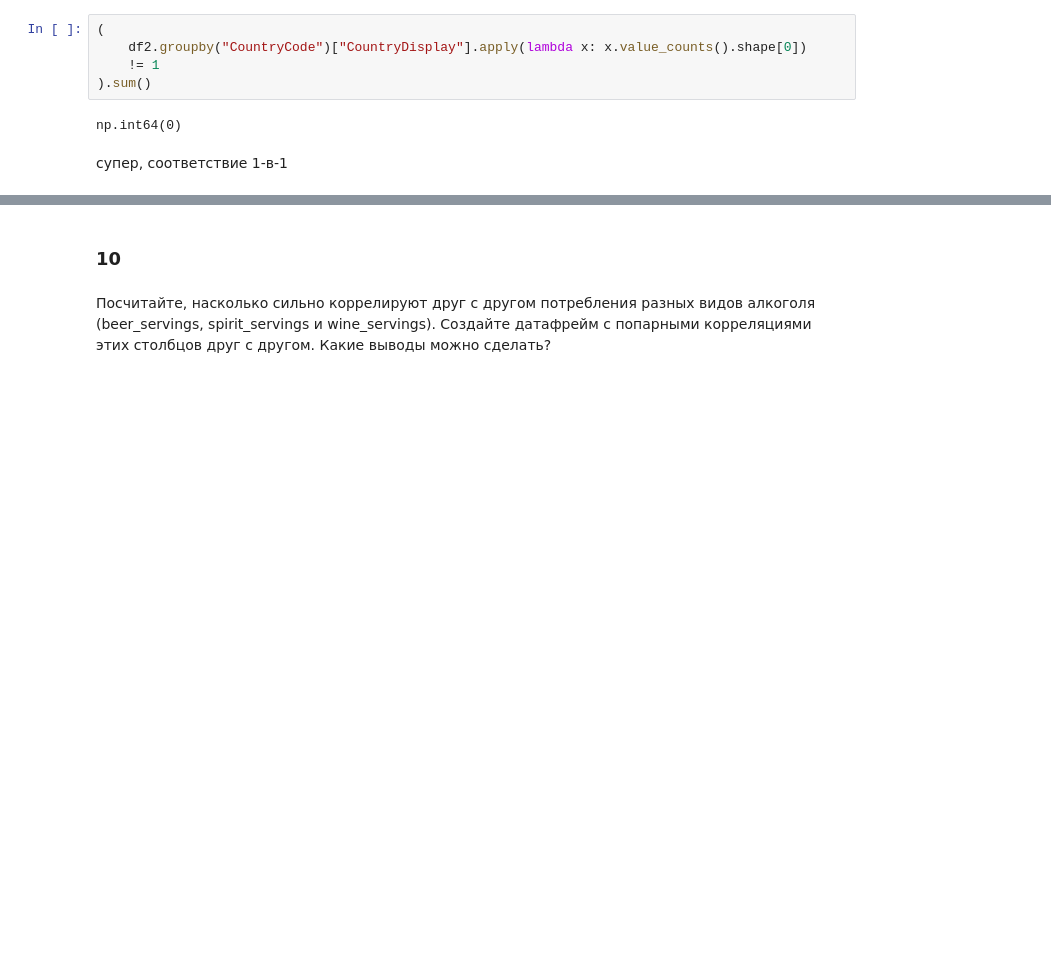
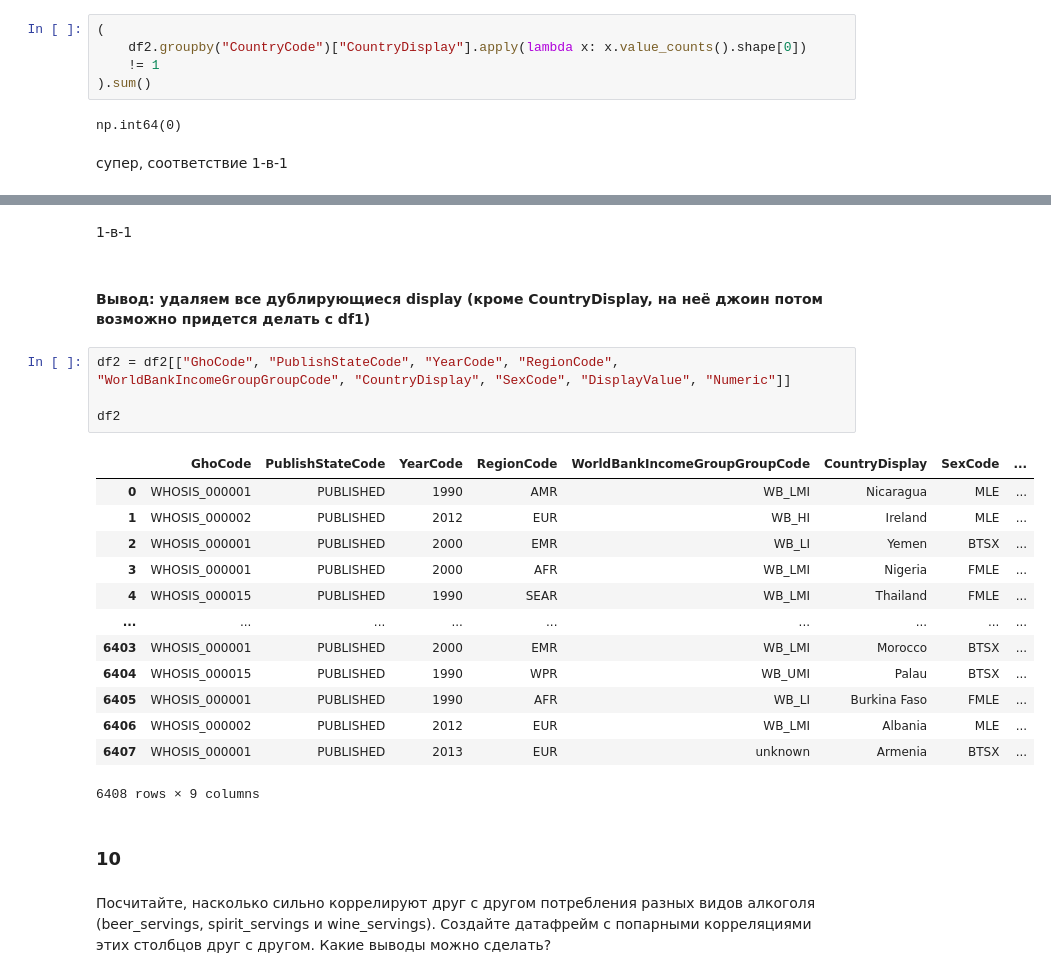
Before and after one commit to wrapper228/ml_hse, a Jupyter notebook: hw1/HW 1 - Numpy. Pandas.ipynb, the cells around one changed output, grey strips where cells are left out. Saved outputs shown, nothing was run; the diff lists cells and outputs as text; blank space fills up the shorter version.

```diff
--- a/hw1/HW 1 - Numpy. Pandas.ipynb
+++ b/hw1/HW 1 - Numpy. Pandas.ipynb
@@ -871,3 +867,25 @@ np.int64(0)
+# %% [markdown]
+1-в-1
+# %% [markdown]
+#### Вывод: удаляем все дублирующиеся display (кроме CountryDisplay, на неё джоин потом возможно придется делать с df1)
+# %%
+df2 = df2[["GhoCode", "PublishStateCode", "YearCode", "RegionCode", "WorldBankIncomeGroupGroupCode", "CountryDisplay", "SexCode", "DisplayValue", "Numeric"]]
+
+df2
+# %% [output]
+|  | GhoCode | PublishStateCode | YearCode | RegionCode | WorldBankIncomeGroupGroupCode | CountryDisplay | SexCode | ... |
+| 0 | WHOSIS_000001 | PUBLISHED | 1990 | AMR | WB_LMI | Nicaragua | MLE | ... |
+| 1 | WHOSIS_000002 | PUBLISHED | 2012 | EUR | WB_HI | Ireland | MLE | ... |
+| 2 | WHOSIS_000001 | PUBLISHED | 2000 | EMR | WB_LI | Yemen | BTSX | ... |
+| 3 | WHOSIS_000001 | PUBLISHED | 2000 | AFR | WB_LMI | Nigeria | FMLE | ... |
+| 4 | WHOSIS_000015 | PUBLISHED | 1990 | SEAR | WB_LMI | Thailand | FMLE | ... |
+| ... | ... | ... | ... | ... | ... | ... | ... | ... |
+| 6403 | WHOSIS_000001 | PUBLISHED | 2000 | EMR | WB_LMI | Morocco | BTSX | ... |
+| 6404 | WHOSIS_000015 | PUBLISHED | 1990 | WPR | WB_UMI | Palau | BTSX | ... |
+| 6405 | WHOSIS_000001 | PUBLISHED | 1990 | AFR | WB_LI | Burkina Faso | FMLE | ... |
+| 6406 | WHOSIS_000002 | PUBLISHED | 2012 | EUR | WB_LMI | Albania | MLE | ... |
+| 6407 | WHOSIS_000001 | PUBLISHED | 2013 | EUR | unknown | Armenia | BTSX | ... |
+6408 rows × 9 columns
 # %% [markdown]
 ### 10
 # %% [markdown]
```
Also changed, not shown: parts of 16 cells of this notebook.
